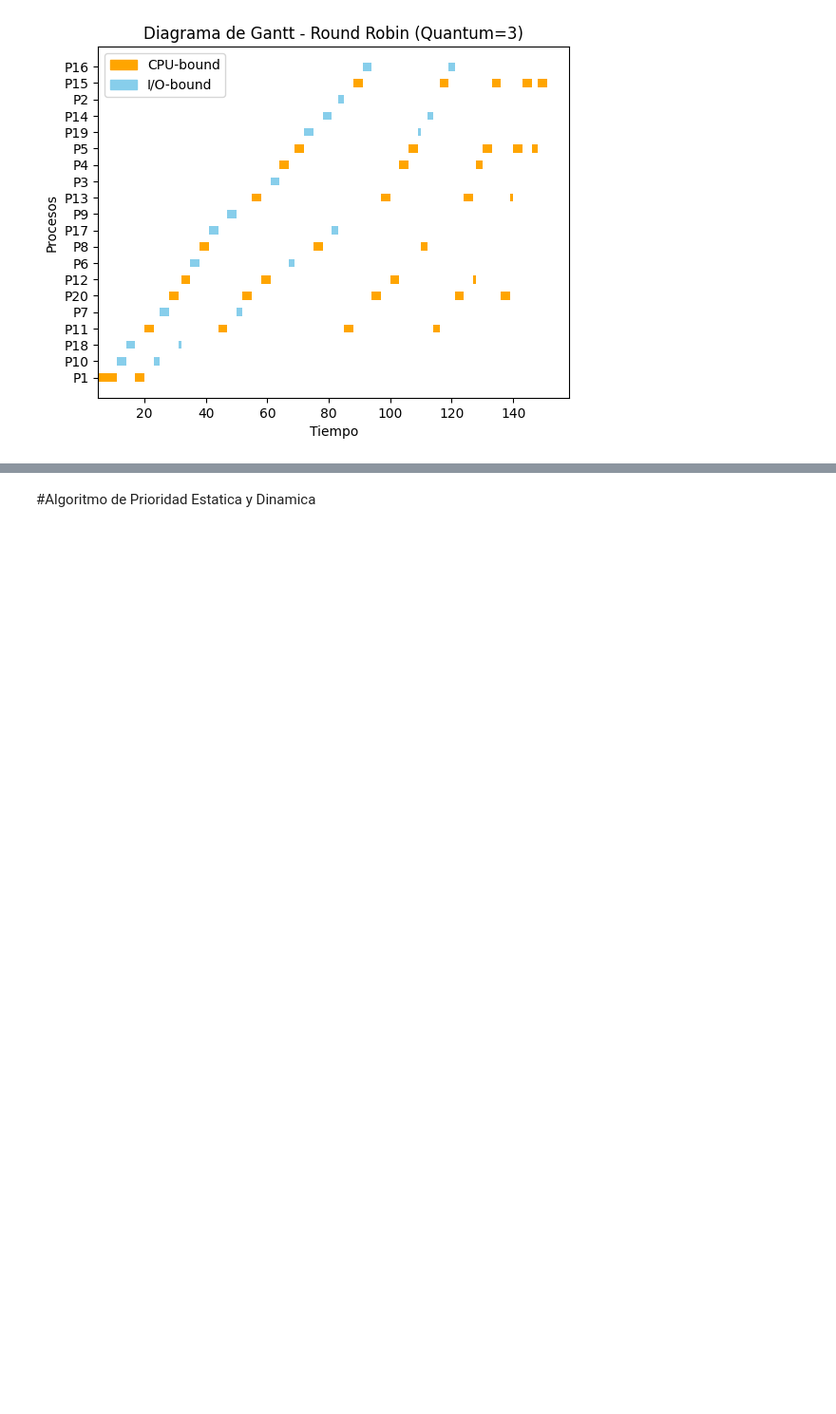
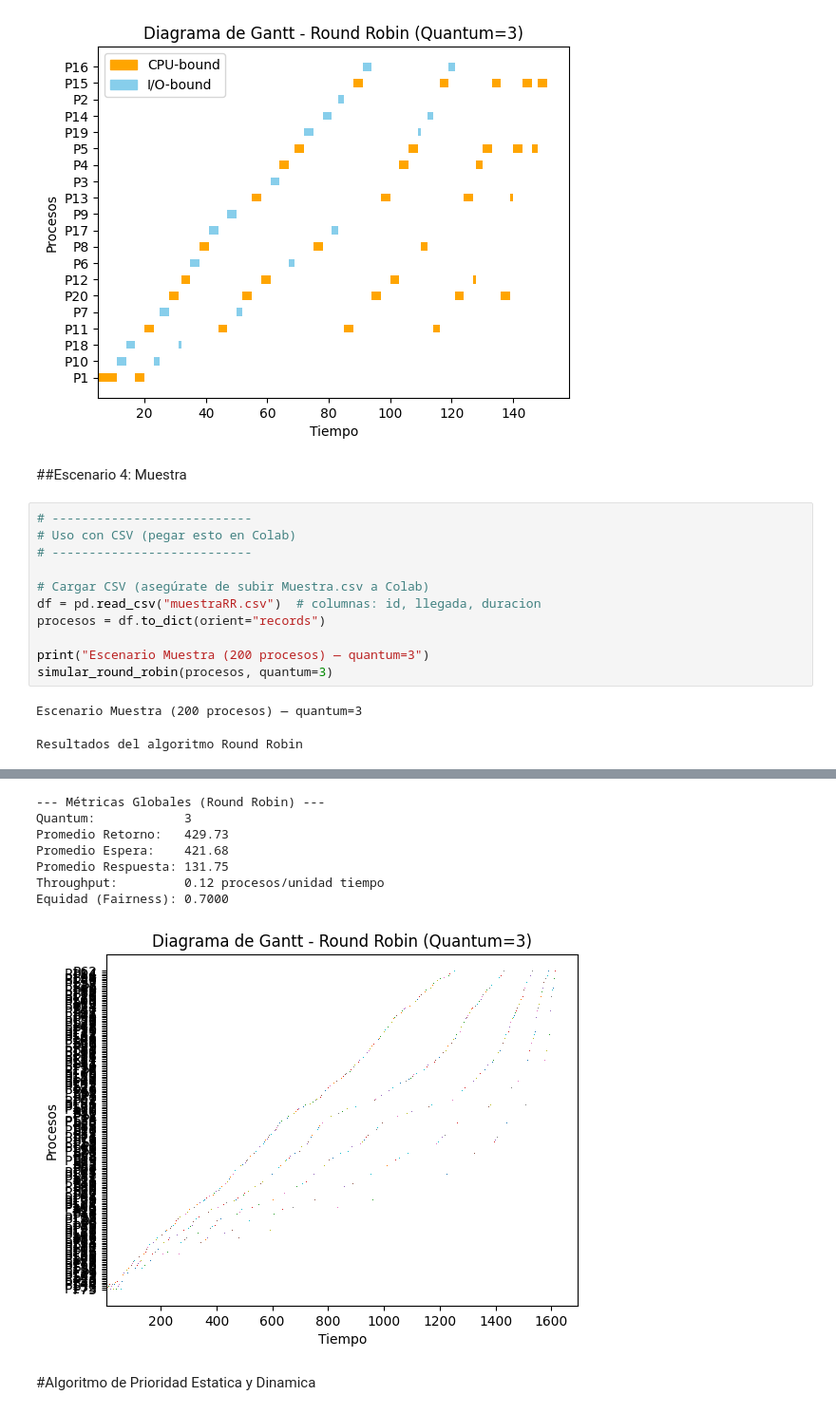
Before and after one commit to Estefanoooo/Planificador-de-Procesos-PlanificadorSim, a Jupyter notebook: AlgoritmosYExperimentos.ipynb, the cells around one changed output, grey strips where cells are left out. Shown at 95% size. Drawn from its saved outputs; the diff is of its cells as text; blank space fills up the shorter version.

```diff
--- a/AlgoritmosYExperimentos.ipynb
+++ b/AlgoritmosYExperimentos.ipynb
@@ -1465,3 +1554,19 @@ Promedio Respuesta: 19.80
 Throughput:         0.13 procesos/unidad tiempo
 Equidad (Fairness): 0.12
 [figure]
+# %% [markdown]
+##Escenario 4: Muestra
+# %%
+# ---------------------------
+# Uso con CSV (pegar esto en Colab)
+# ---------------------------
+
+# Cargar CSV (asegúrate de subir Muestra.csv a Colab)
+df = pd.read_csv("muestraRR.csv")  # columnas: id, llegada, duracion
+procesos = df.to_dict(orient="records")
+
+print("Escenario Muestra (200 procesos) — quantum=3")
+simular_round_robin(procesos, quantum=3)
+# %% [output]
+Escenario Muestra (200 procesos) — quantum=3
+Resultados del algoritmo Round Robin
@@ -1468,3 +1590,11 @@ Equidad (Fairness): 0.12
+--- Métricas Globales (Round Robin) ---
+Quantum:            3
+Promedio Retorno:   429.73
+Promedio Espera:    421.68
+Promedio Respuesta: 131.75
+Throughput:         0.12 procesos/unidad tiempo
+Equidad (Fairness): 0.7000
+[figure, added]
 # %% [markdown]
 #Algoritmo de Prioridad Estatica y Dinamica
 # %%
```
Also changed, not shown: parts of 6 cells of this notebook.
